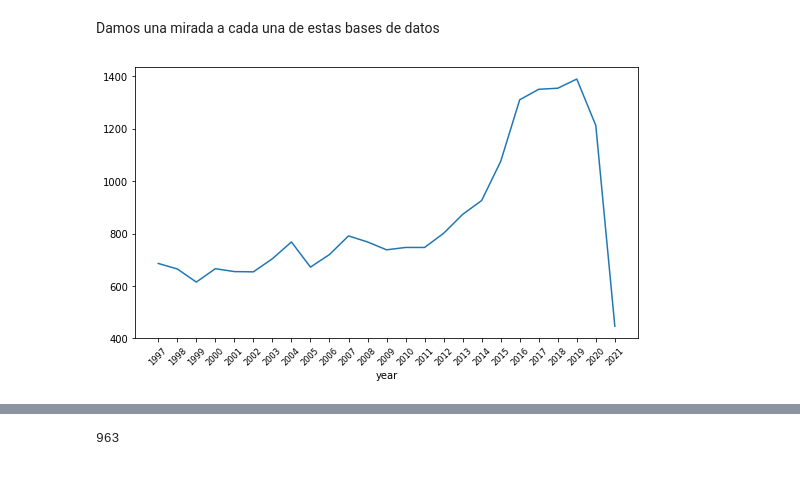
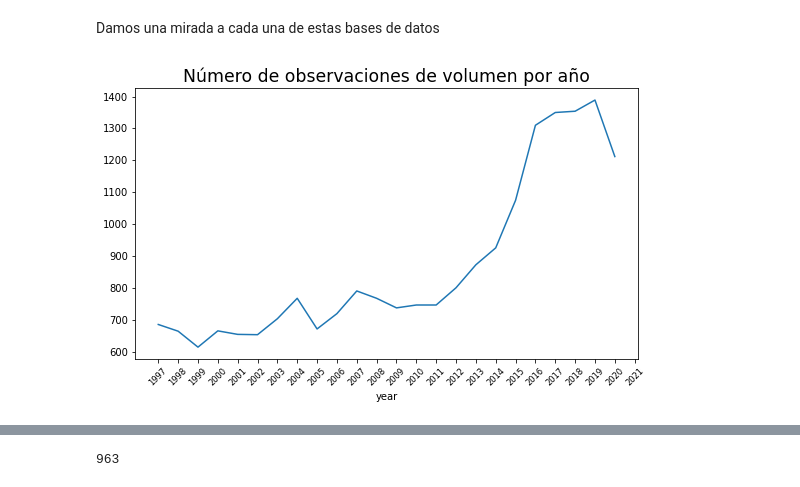
Before and after one commit to eduzegarra/grade_01, a Jupyter notebook: proyecto_papa.ipynb, the cells around one changed output, grey strips where cells are left out. Cells and saved outputs as stored; diff of their text form; code cells hidden in the pictures.

```diff
--- a/proyecto_papa.ipynb
+++ b/proyecto_papa.ipynb
@@ -76,9 +76,10 @@ pre_long=pd.melt(pre,id_vars=['producto','year'],
 Damos una mirada a cada una de estas bases de datos
 # %%
 plt.figure(figsize=(9,5))
-vol_long.groupby(vol_long.year)['volumen'].count().plot()
+vol_long[vol_long['year']<=2020].groupby(vol_long.year)['volumen'].count().plot()
 rr=np.arange(1997,2022,1)
 plt.xticks(rr,rotation=45, fontsize='small')
+plt.title('Número de observaciones de volumen por año', fontsize='xx-large')
 plt.show()
 # %% [output]
-[figure, old version]
+[figure, new version]
```
Also changed, not shown: parts of 17 cells of this notebook.
